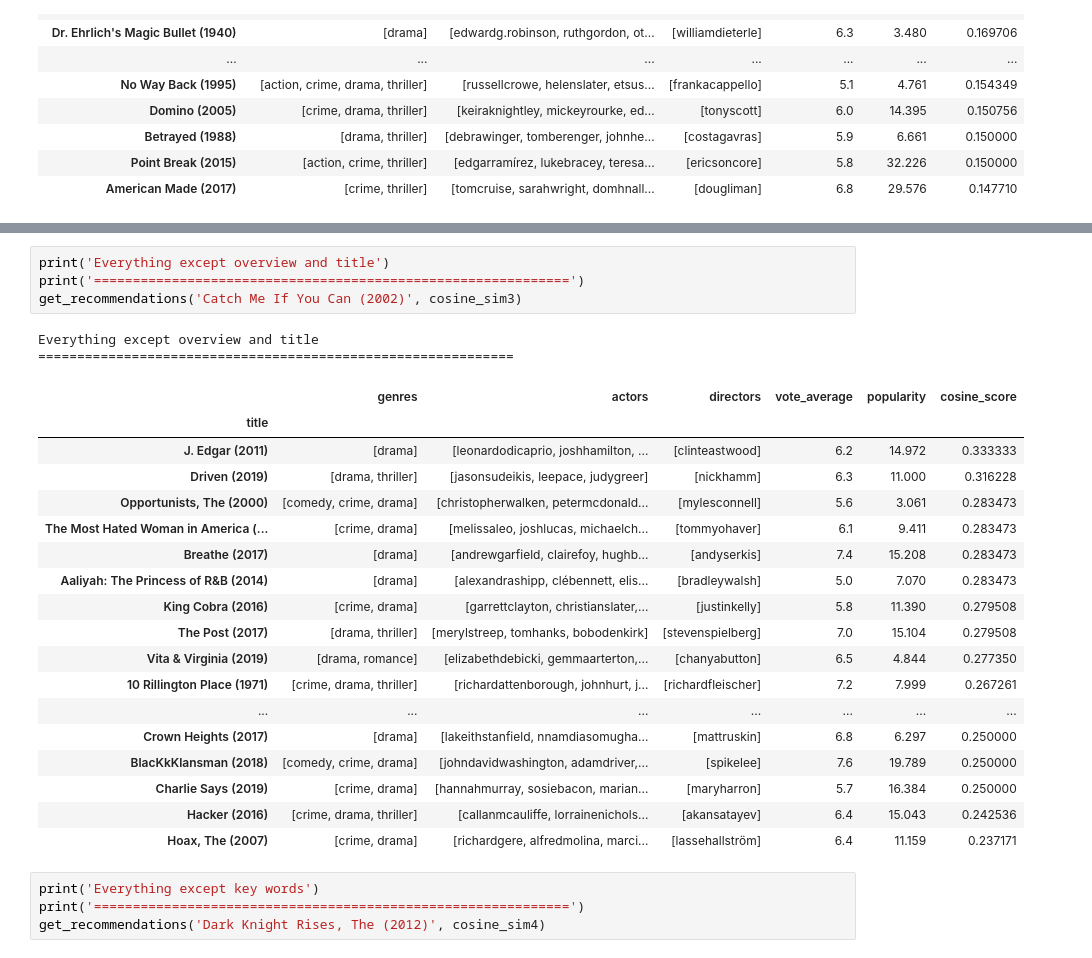
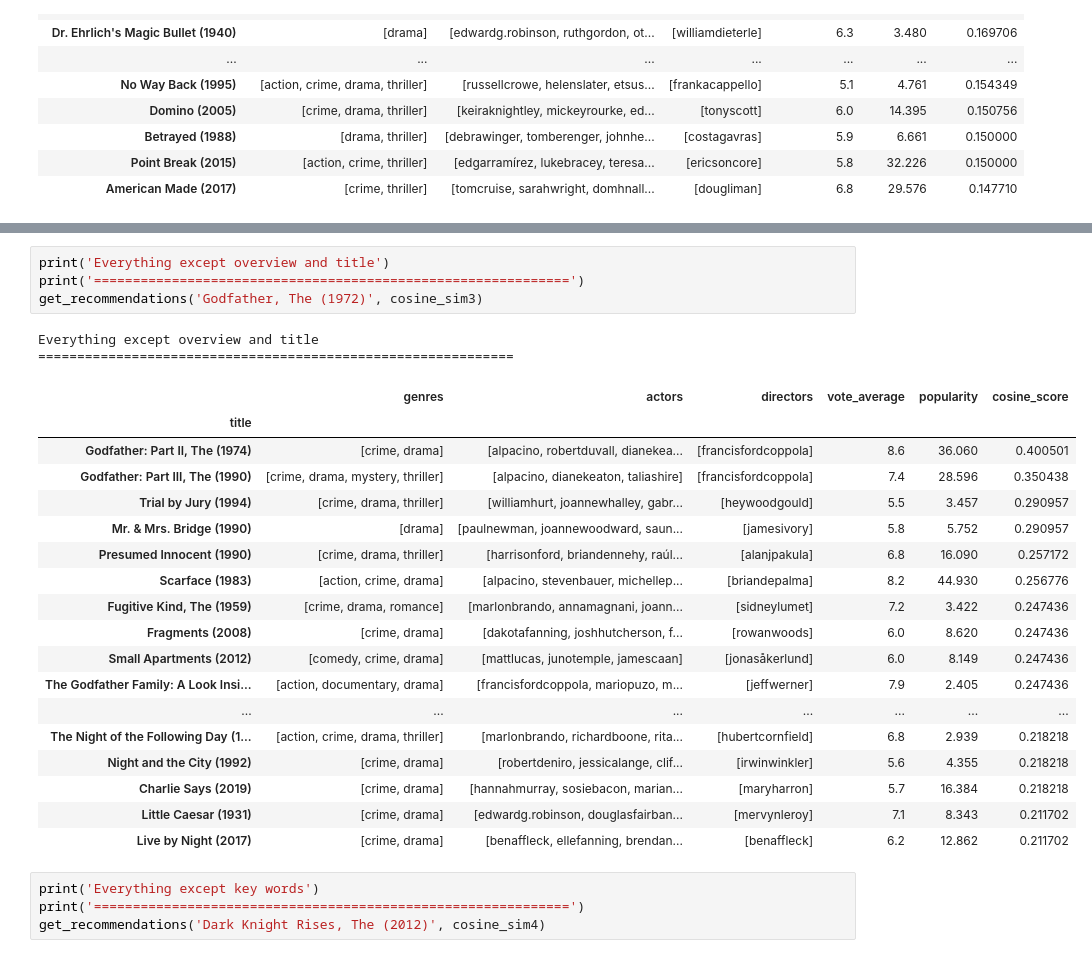
Before and after one commit to joaquim-oliveira-neto/rogue, a Jupyter notebook: notebooks/bmadureira-similarity-model.ipynb, the cells around one changed output, grey strips where cells are left out. Saved outputs shown, nothing was run; the diff lists cells and outputs as text.

Commit message:
this commit contains the rouge model almost finished (it is only necessary to include Joels part)

```diff
--- a/notebooks/bmadureira-similarity-model.ipynb
+++ b/notebooks/bmadureira-similarity-model.ipynb
@@ -375,28 +358,28 @@ Everything except overview and title
 # %%
 print('Everything except overview and title')
 print('=============================================================')
-get_recommendations('Catch Me If You Can (2002)', cosine_sim3)
+get_recommendations('Godfather, The (1972)', cosine_sim3)
 # %% [output]
 Everything except overview and title
 =============================================================
 |  | genres | actors | directors | vote_average | popularity | cosine_score |
 | title |  |  |  |  |  |  |
-| J. Edgar (2011) | [drama] | [leonardodicaprio, joshhamilton, ... | [clinteastwood] | 6.2 | 14.972 | 0.333333 |
-| Driven (2019) | [drama, thriller] | [jasonsudeikis, leepace, judygreer] | [nickhamm] | 6.3 | 11.000 | 0.316228 |
-| Opportunists, The (2000) | [comedy, crime, drama] | [christopherwalken, petermcdonald... | [mylesconnell] | 5.6 | 3.061 | 0.283473 |
-| The Most Hated Woman in America (... | [crime, drama] | [melissaleo, joshlucas, michaelch... | [tommyohaver] | 6.1 | 9.411 | 0.283473 |
-| Breathe (2017) | [drama] | [andrewgarfield, clairefoy, hughb... | [andyserkis] | 7.4 | 15.208 | 0.283473 |
-| Aaliyah: The Princess of R&B (2014) | [drama] | [alexandrashipp, clébennett, elis... | [bradleywalsh] | 5.0 | 7.070 | 0.283473 |
-| King Cobra (2016) | [crime, drama] | [garrettclayton, christianslater,... | [justinkelly] | 5.8 | 11.390 | 0.279508 |
-| The Post (2017) | [drama, thriller] | [merylstreep, tomhanks, bobodenkirk] | [stevenspielberg] | 7.0 | 15.104 | 0.279508 |
-| Vita & Virginia (2019) | [drama, romance] | [elizabethdebicki, gemmaarterton,... | [chanyabutton] | 6.5 | 4.844 | 0.277350 |
-| 10 Rillington Place (1971) | [crime, drama, thriller] | [richardattenborough, johnhurt, j... | [richardfleischer] | 7.2 | 7.999 | 0.267261 |
+| Godfather: Part II, The (1974) | [crime, drama] | [alpacino, robertduvall, dianekea... | [francisfordcoppola] | 8.6 | 36.060 | 0.400501 |
+| Godfather: Part III, The (1990) | [crime, drama, mystery, thriller] | [alpacino, dianekeaton, taliashire] | [francisfordcoppola] | 7.4 | 28.596 | 0.350438 |
+| Trial by Jury (1994) | [crime, drama, thriller] | [williamhurt, joannewhalley, gabr... | [heywoodgould] | 5.5 | 3.457 | 0.290957 |
+| Mr. & Mrs. Bridge (1990) | [drama] | [paulnewman, joannewoodward, saun... | [jamesivory] | 5.8 | 5.752 | 0.290957 |
+| Presumed Innocent (1990) | [crime, drama, thriller] | [harrisonford, briandennehy, raúl... | [alanjpakula] | 6.8 | 16.090 | 0.257172 |
+| Scarface (1983) | [action, crime, drama] | [alpacino, stevenbauer, michellep... | [briandepalma] | 8.2 | 44.930 | 0.256776 |
+| Fugitive Kind, The (1959) | [crime, drama, romance] | [marlonbrando, annamagnani, joann... | [sidneylumet] | 7.2 | 3.422 | 0.247436 |
+| Fragments (2008) | [crime, drama] | [dakotafanning, joshhutcherson, f... | [rowanwoods] | 6.0 | 8.620 | 0.247436 |
+| Small Apartments (2012) | [comedy, crime, drama] | [mattlucas, junotemple, jamescaan] | [jonasåkerlund] | 6.0 | 8.149 | 0.247436 |
+| The Godfather Family: A Look Insi... | [action, documentary, drama] | [francisfordcoppola, mariopuzo, m... | [jeffwerner] | 7.9 | 2.405 | 0.247436 |
 | ... | ... | ... | ... | ... | ... | ... |
-| Crown Heights (2017) | [drama] | [lakeithstanfield, nnamdiasomugha... | [mattruskin] | 6.8 | 6.297 | 0.250000 |
-| BlacKkKlansman (2018) | [comedy, crime, drama] | [johndavidwashington, adamdriver,... | [spikelee] | 7.6 | 19.789 | 0.250000 |
-| Charlie Says (2019) | [crime, drama] | [hannahmurray, sosiebacon, marian... | [maryharron] | 5.7 | 16.384 | 0.250000 |
-| Hacker (2016) | [crime, drama, thriller] | [callanmcauliffe, lorrainenichols... | [akansatayev] | 6.4 | 15.043 | 0.242536 |
-| Hoax, The (2007) | [crime, drama] | [richardgere, alfredmolina, marci... | [lassehallström] | 6.4 | 11.159 | 0.237171 |
+| The Night of the Following Day (1... | [action, crime, drama, thriller] | [marlonbrando, richardboone, rita... | [hubertcornfield] | 6.8 | 2.939 | 0.218218 |
+| Night and the City (1992) | [crime, drama] | [robertdeniro, jessicalange, clif... | [irwinwinkler] | 5.6 | 4.355 | 0.218218 |
+| Charlie Says (2019) | [crime, drama] | [hannahmurray, sosiebacon, marian... | [maryharron] | 5.7 | 16.384 | 0.218218 |
+| Little Caesar (1931) | [crime, drama] | [edwardg.robinson, douglasfairban... | [mervynleroy] | 7.1 | 8.343 | 0.211702 |
+| Live by Night (2017) | [crime, drama] | [benaffleck, ellefanning, brendan... | [benaffleck] | 6.2 | 12.862 | 0.211702 |
 # %%
 print('Everything except key words')
 print('=============================================================')
```
Also changed, not shown: parts of 6 cells of this notebook, 3 other files.
